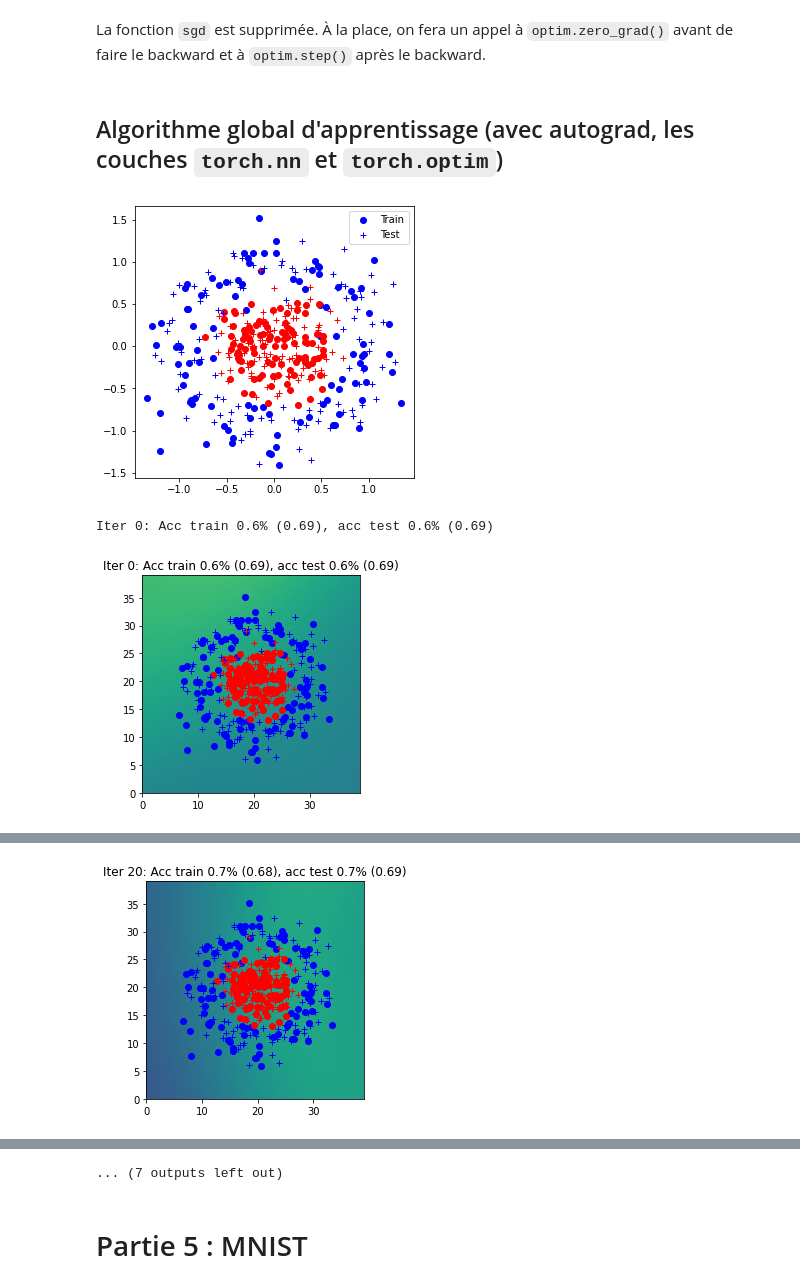
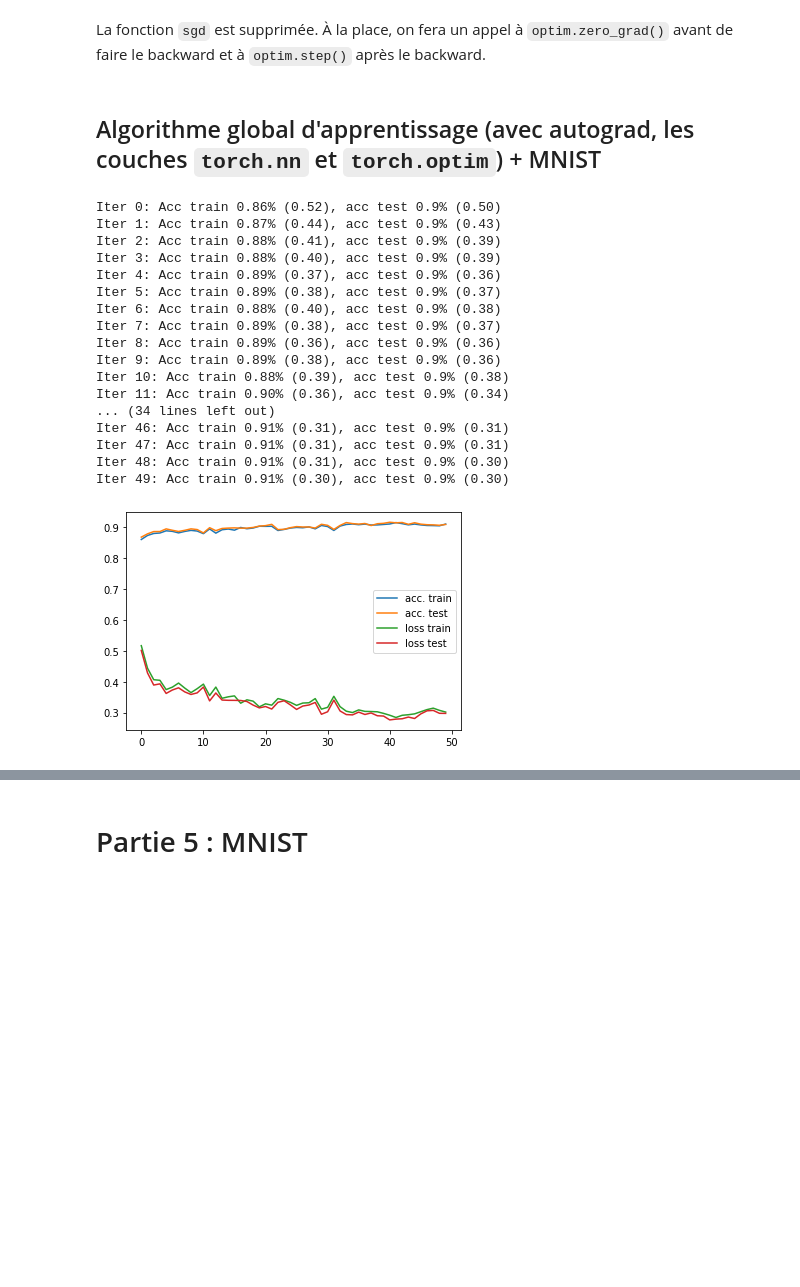
Before and after one commit to jean3108/Reconnaissance-Forme-Analyse-Image, a Jupyter notebook: Deep_learning/TP_3_4_Introduction_aux_réseaux_de_neurones_Sorbonne.ipynb, the cells around one changed output, grey strips where cells are left out. Saved outputs shown, nothing was run; the diff lists cells and outputs as text; code cells hidden in the pictures; blank space fills up the shorter version.

```diff
--- a/Deep_learning/TP_3_4_Introduction_aux_réseaux_de_neurones_Sorbonne.ipynb
+++ b/Deep_learning/TP_3_4_Introduction_aux_réseaux_de_neurones_Sorbonne.ipynb
@@ -123,7 +123,7 @@ def backward(params, outputs, Y):
 
     grads["ytilde"] = (outputs["yhat"]-Y)/bsize
     grads["Wy"] = torch.matmul(outputs["h"].T,grads["ytilde"])
-    grads["htilde"] = torch.matmul(grads["ytilde"],params["Wy"].T)
+    grads["h"] = torch.matmul(grads["ytilde"],params["Wy"].T)
     grads["Wh"] = torch.matmul(outputs["X"].T,grads["htilde"])
     grads["by"] = grads["ytilde"].sum(0)
     grads["bh"] = grads["htilde"].sum(0)
@@ -160,7 +160,7 @@ Nbatch = 10
 nx = data.Xtrain.shape[1]
 nh = 10
 ny = data.Ytrain.shape[1]
-eta = 0.01
+eta = 0.03
 
 params = init_params(nx, nh, ny)
 
@@ -768,24 +821,37 @@ def init_model_1(nx, nh, ny, eta):
 # %% [markdown]
 La fonction `sgd` est supprimée. À la place, on fera un appel à `optim.zero_grad()` avant de faire le backward et à `optim.step()` après le backward.
 # %% [markdown]
-## Algorithme global d'apprentissage (avec autograd, les couches `torch.nn` et `torch.optim`)
+## Algorithme global d'apprentissage (avec autograd, les couches `torch.nn` et `torch.optim`) + MNIST
 # %%
 # init
-data = CirclesData()
-data.plot_data()
-N = data.Xtrain.shape[0]
-Nbatch = 10
-nx = data.Xtrain.shape[1]
-nh = 10
-ny = data.Ytrain.shape[1]
-eta = 0.03
+MNIST = True
+
+if MNIST == True:
+    data = MNISTData()
+    N = data.Xtrain.shape[0]
+    Nbatch = 100
+    nx = data.Xtrain.shape[1]
+    nh = 100
+    ny = data.Ytrain.shape[1]
+    eta = 0.03
+else:
+    data = CirclesData()
+    data.plot_data()
+    N = data.Xtrain.shape[0]
+    Nbatch = 10
+    nx = data.Xtrain.shape[1]
+    nh = 10
+    ny = data.Ytrain.shape[1]
+    eta = 0.03
+
+
 
 model, loss, optim = init_model_1(nx, nh, ny, eta)
 
 curves = [[],[], [], []]
 
 # epoch
-for iteration in range(150):
+for iteration in range(50):
 
     # permute
     perm = np.random.permutation(N)
@@ -812,36 +878,52 @@ for iteration in range(150):
         loss_it.backward()
         optim.step()
         optim.zero_grad()
 
     ####################
     ##      FIN        #
     ####################
 
 
     Yhat_train = model(data.Xtrain)
     Yhat_test = model(data.Xtest)
     Ltrain, acctrain = loss_accuracy_2(loss, Yhat_train, data.Ytrain)
     Ltest, acctest = loss_accuracy_2(loss, Yhat_test, data.Ytest)
-    Ygrid = model(data.Xgrid)
+    if MNIST == False:
+        Ygrid = model(data.Xgrid)
 
-    title = 'Iter {}: Acc train {:.1f}% ({:.2f}), acc test {:.1f}% ({:.2f})'.format(iteration, acctrain, Ltrain, acctest, Ltest)
+    title = 'Iter {}: Acc train {:.2f}% ({:.2f}), acc test {:.1f}% ({:.2f})'.format(iteration, acctrain, Ltrain, acctest, Ltest)
     print(title)
-    if iteration % 20 == 0:
+    if iteration % 20 == 0 and MNIST == False:
         data.plot_data_with_grid(torch.nn.Softmax(dim=1)(Ygrid.detach()), title)
 
     curves[0].append(acctrain)
     curves[1].append(acctest)
     curves[2].append(Ltrain)
     curves[3].append(Ltest)
 
 fig = plt.figure()
 plt.plot(curves[0], label="acc. train")
 plt.plot(curves[1], label="acc. test")
 plt.plot(curves[2], label="loss train")
 plt.plot(curves[3], label="loss test")
 plt.legend()
 plt.show()
 # %% [output]
+Iter 0: Acc train 0.86% (0.52), acc test 0.9% (0.50)
+Iter 1: Acc train 0.87% (0.44), acc test 0.9% (0.43)
+Iter 2: Acc train 0.88% (0.41), acc test 0.9% (0.39)
+Iter 3: Acc train 0.88% (0.40), acc test 0.9% (0.39)
+Iter 4: Acc train 0.89% (0.37), acc test 0.9% (0.36)
+Iter 5: Acc train 0.89% (0.38), acc test 0.9% (0.37)
+Iter 6: Acc train 0.88% (0.40), acc test 0.9% (0.38)
+Iter 7: Acc train 0.89% (0.38), acc test 0.9% (0.37)
+Iter 8: Acc train 0.89% (0.36), acc test 0.9% (0.36)
+Iter 9: Acc train 0.89% (0.38), acc test 0.9% (0.36)
+Iter 10: Acc train 0.88% (0.39), acc test 0.9% (0.38)
+Iter 11: Acc train 0.90% (0.36), acc test 0.9% (0.34)
+... (34 lines left out)
+Iter 46: Acc train 0.91% (0.31), acc test 0.9% (0.31)
+Iter 47: Acc train 0.91% (0.31), acc test 0.9% (0.31)
+Iter 48: Acc train 0.91% (0.31), acc test 0.9% (0.30)
+Iter 49: Acc train 0.91% (0.30), acc test 0.9% (0.30)
-[figure, old version]
+[figure, new version]
-Iter 0: Acc train 0.6% (0.69), acc test 0.6% (0.69)
-[figure, removed]
@@ -868 +929,0 @@ Iter 20: Acc train 0.7% (0.68), acc test 0.7% (0.69)
-[figure, removed]
@@ -952,4 +930,3 @@ Iter 100: Acc train 0.9% (0.48), acc test 0.8% (0.49)
-... (7 outputs left out)
 # %% [markdown]
 # Partie 5 : MNIST
 # %% [markdown]
```
Also changed, not shown: parts of 4 cells of this notebook.
